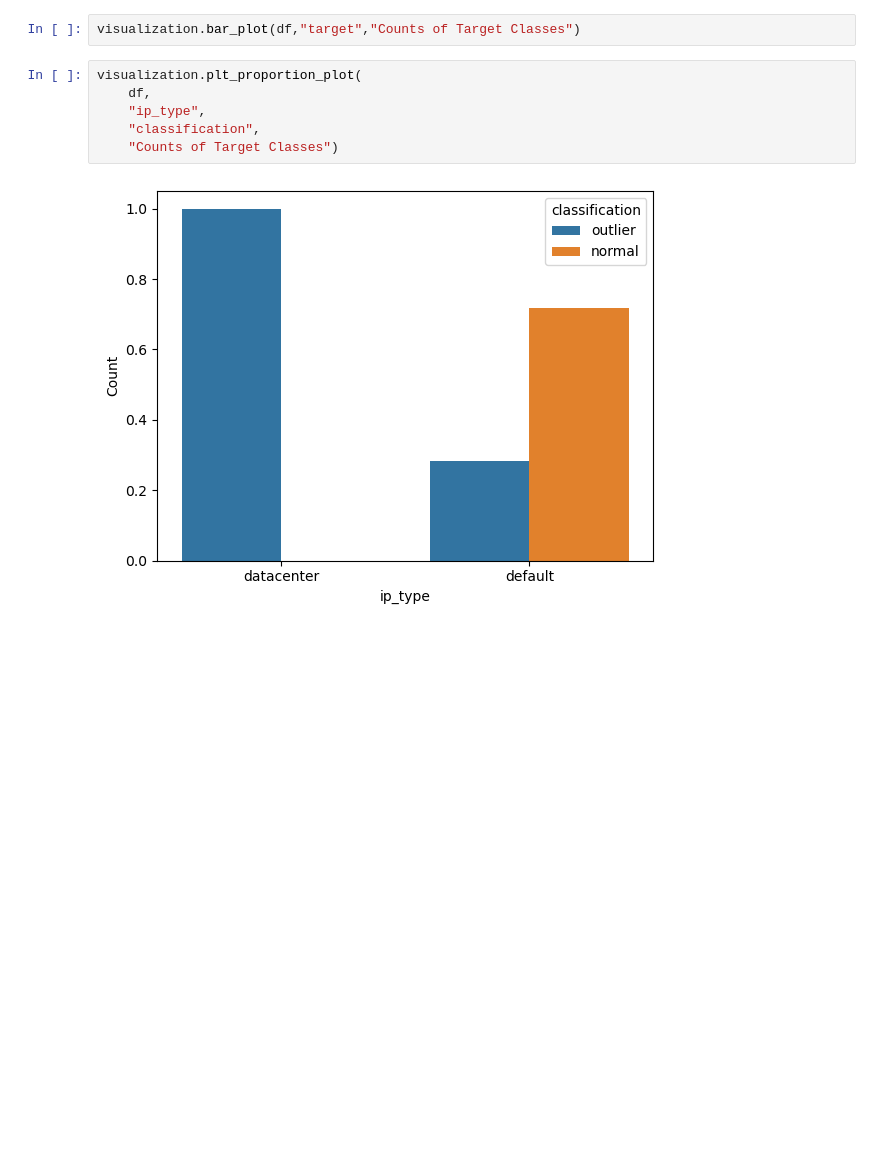
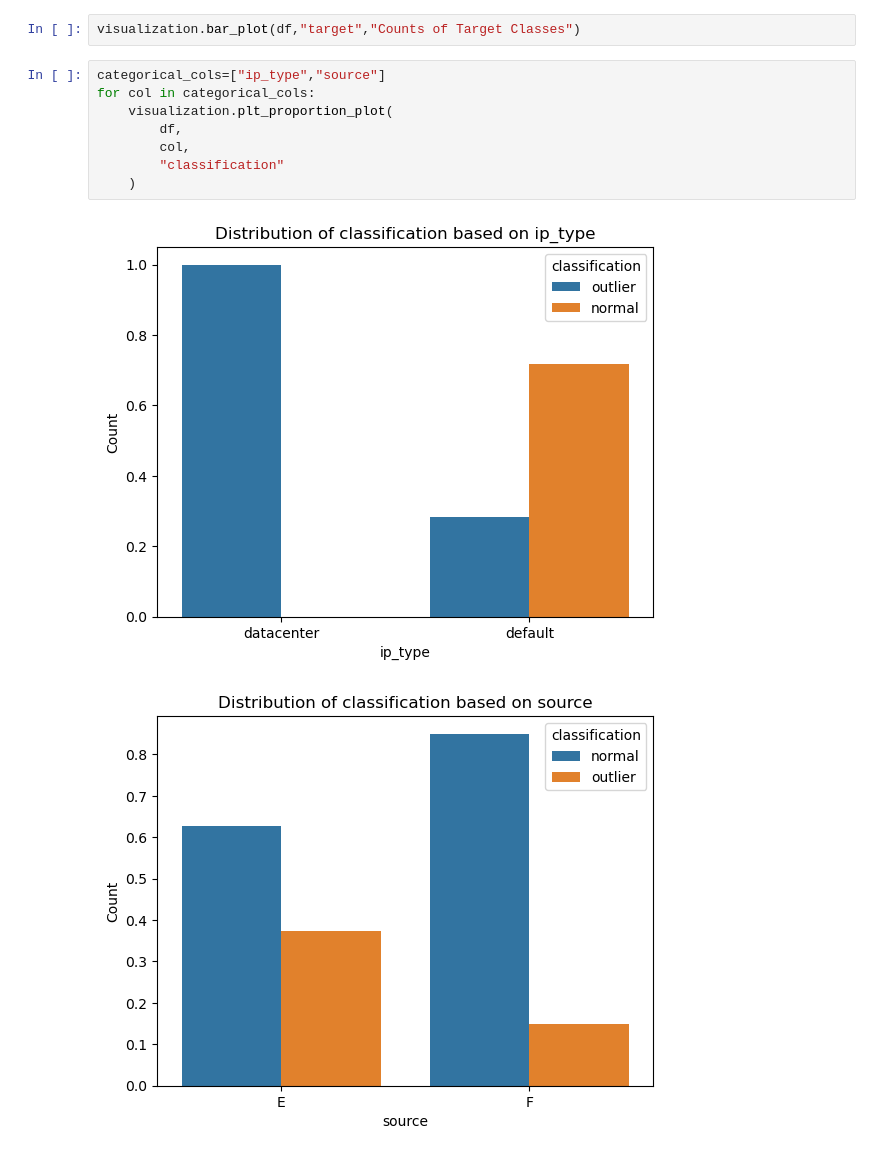
Before and after one commit to Ben-geo/Anomalous-Behavior-Analysis-and-Prediction, a Jupyter notebook: notebooks/eda.ipynb, the cells around one changed output. Drawn from its saved outputs; the diff is of its cells as text; blank space fills up the shorter version.

```diff
--- a/notebooks/eda.ipynb
+++ b/notebooks/eda.ipynb
@@ -31,14 +31,17 @@ shape: (5, 13)
 | 4 | "d62d56ea-775e-… | 0.000797 | 0.006056 | 14.952756 | 182 | ... |
 # %%
 visualization.bar_plot(df,"target","Counts of Target Classes")
-# %%
-visualization.plt_proportion_plot(
-    df,
-    "ip_type",
-    "classification",
-    "Counts of Target Classes")
-# %% [output]
-[figure, removed]
+# %%
+categorical_cols=["ip_type","source"]
+for col in categorical_cols:
+    visualization.plt_proportion_plot(
+        df,
+        col,
+        "classification"
+    )
+# %% [output]
+[figure, added]
+[figure, added]
 # %% [markdown]
 **Observation**
 * Every API call from datacenter is an outlier
```
Also changed, not shown: parts of 8 cells of this notebook, 2 other files.
